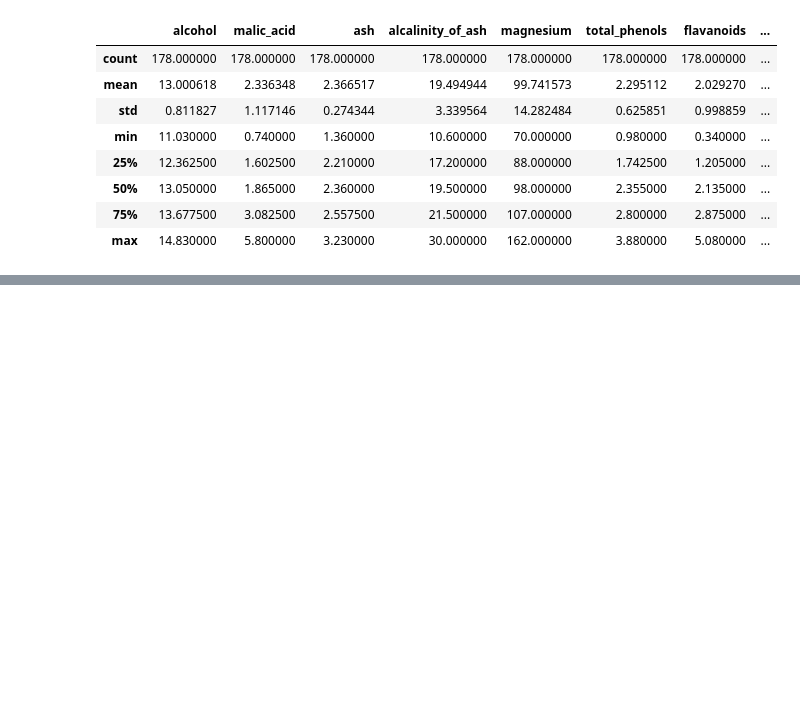
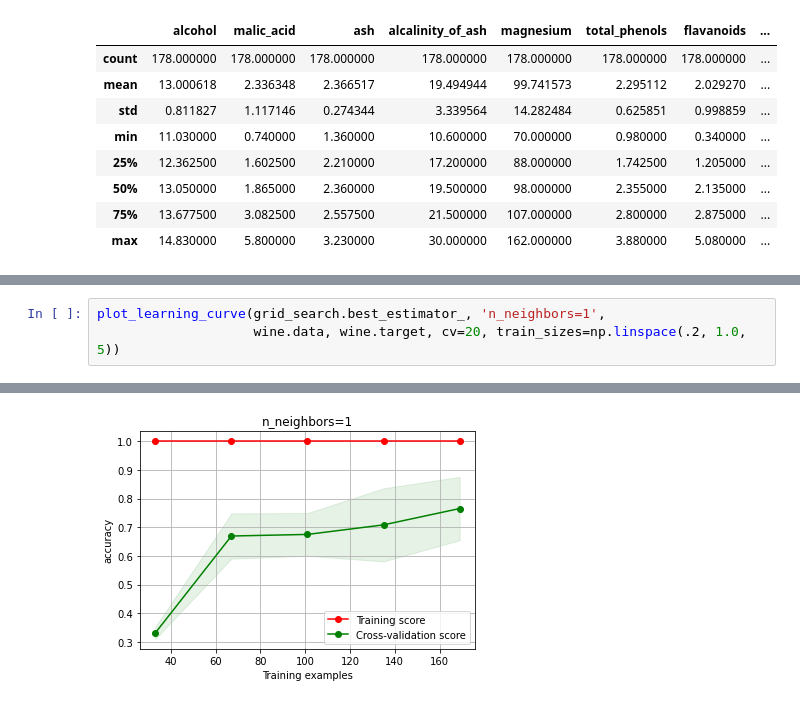
Before and after one commit to Zidbrain/iu5-TMO, a Jupyter notebook: lab3/lab3.ipynb, the cells around one changed output, grey strips where cells are left out. Drawn from its saved outputs; the diff is of its cells as text; blank space fills up the shorter version.

```diff
--- a/lab3/lab3.ipynb
+++ b/lab3/lab3.ipynb
@@ -97,0 +242,4 @@ mtr.f1_score(wine_Y_test, target_simple, average='micro')
+# %%
+plot_learning_curve(grid_search.best_estimator_, 'n_neighbors=1',
+                    wine.data, wine.target, cv=20, train_sizes=np.linspace(.2, 1.0, 5))
+# %% [output]
@@ -97,0 +247 @@ mtr.f1_score(wine_Y_test, target_simple, average='micro')
+[figure, added]
```
Also changed, not shown: parts of 18 cells of this notebook, 1 other file.
